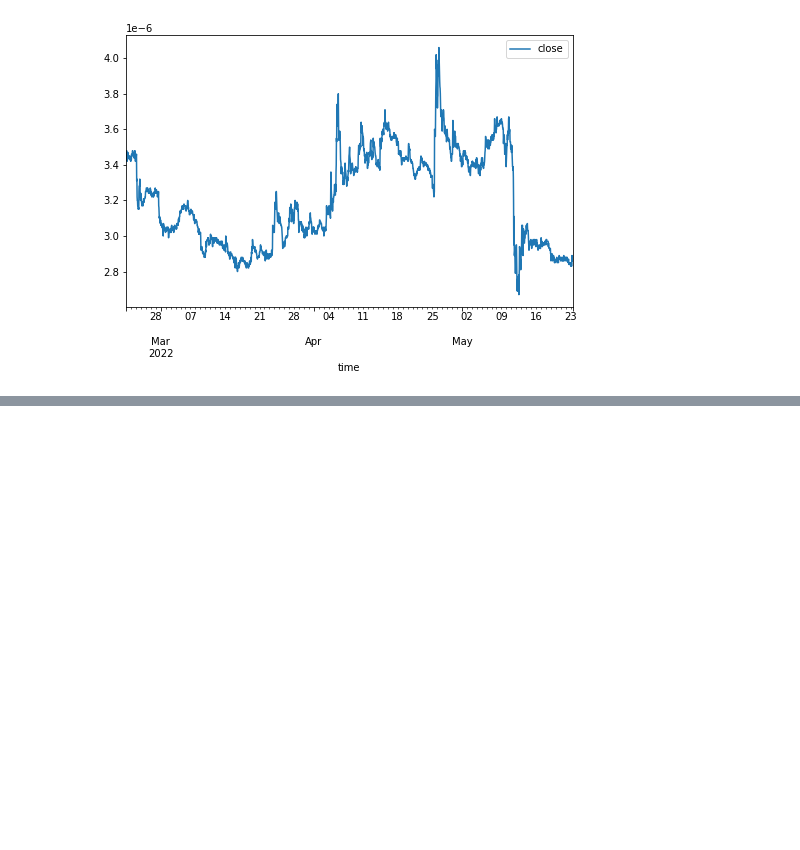
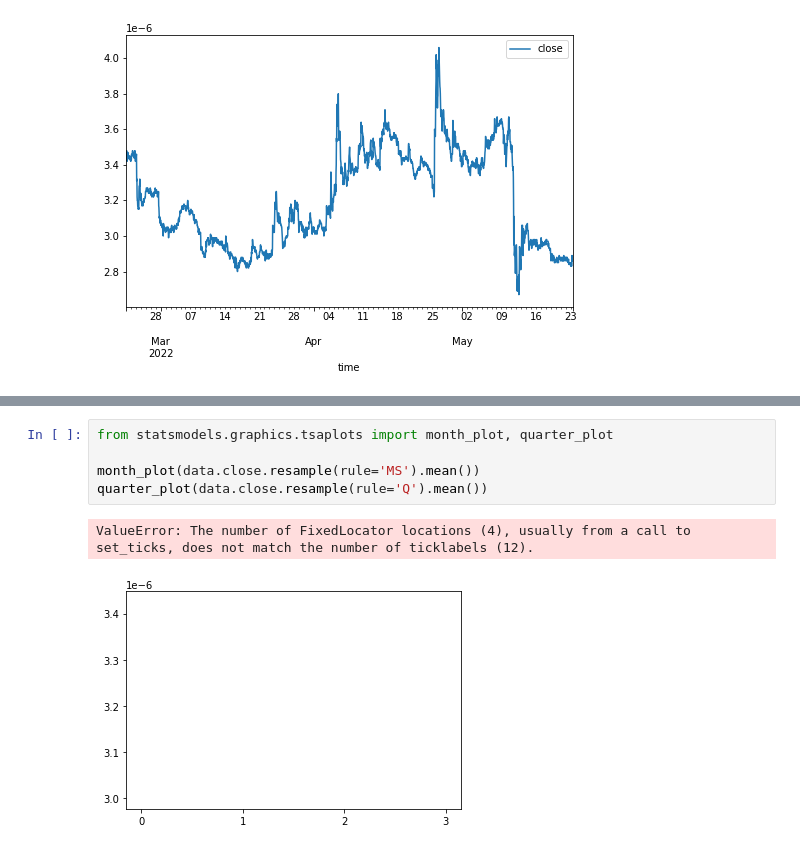
Before and after one commit to faGH/fa.intelligence.notebooks, a Jupyter notebook: labs/timeseries/forecasting_models_and_time_series.ipynb, the cells around one changed output, grey strips where cells are left out. Drawn from its saved outputs; the diff is of its cells as text; blank space fills up the shorter version.

```diff
--- a/labs/timeseries/forecasting_models_and_time_series.ipynb
+++ b/labs/timeseries/forecasting_models_and_time_series.ipynb
@@ -28,0 +72,8 @@ data['close'].plot(figsize=(8,5), legend=True)
+# %%
+from statsmodels.graphics.tsaplots import month_plot, quarter_plot
+
+month_plot(data.close.resample(rule='MS').mean())
+quarter_plot(data.close.resample(rule='Q').mean())
+# %% [output]
+ValueError: The number of FixedLocator locations (4), usually from a call to set_ticks, does not match the number of ticklabels (12).
+[figure, added]
```
Also changed, not shown: parts of 12 cells of this notebook.
